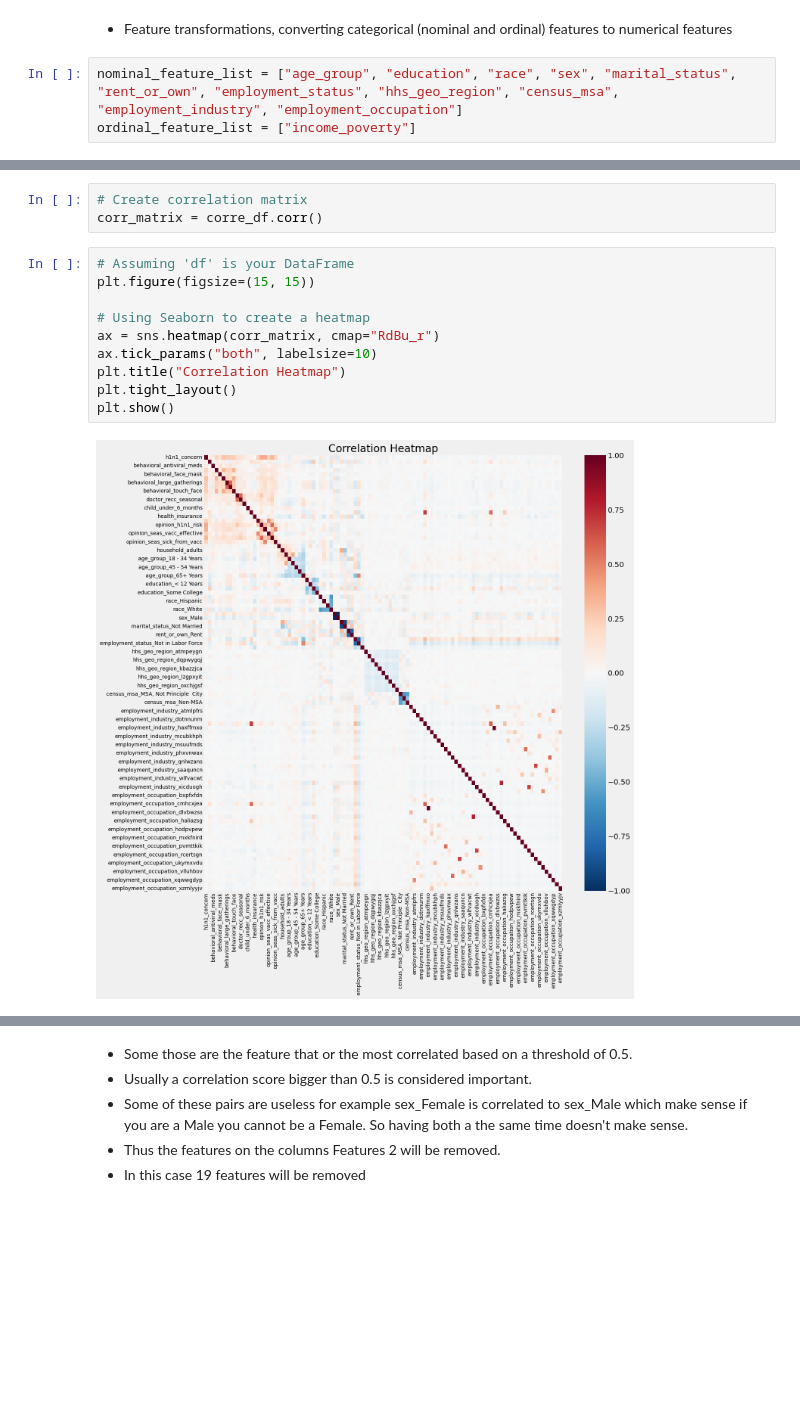
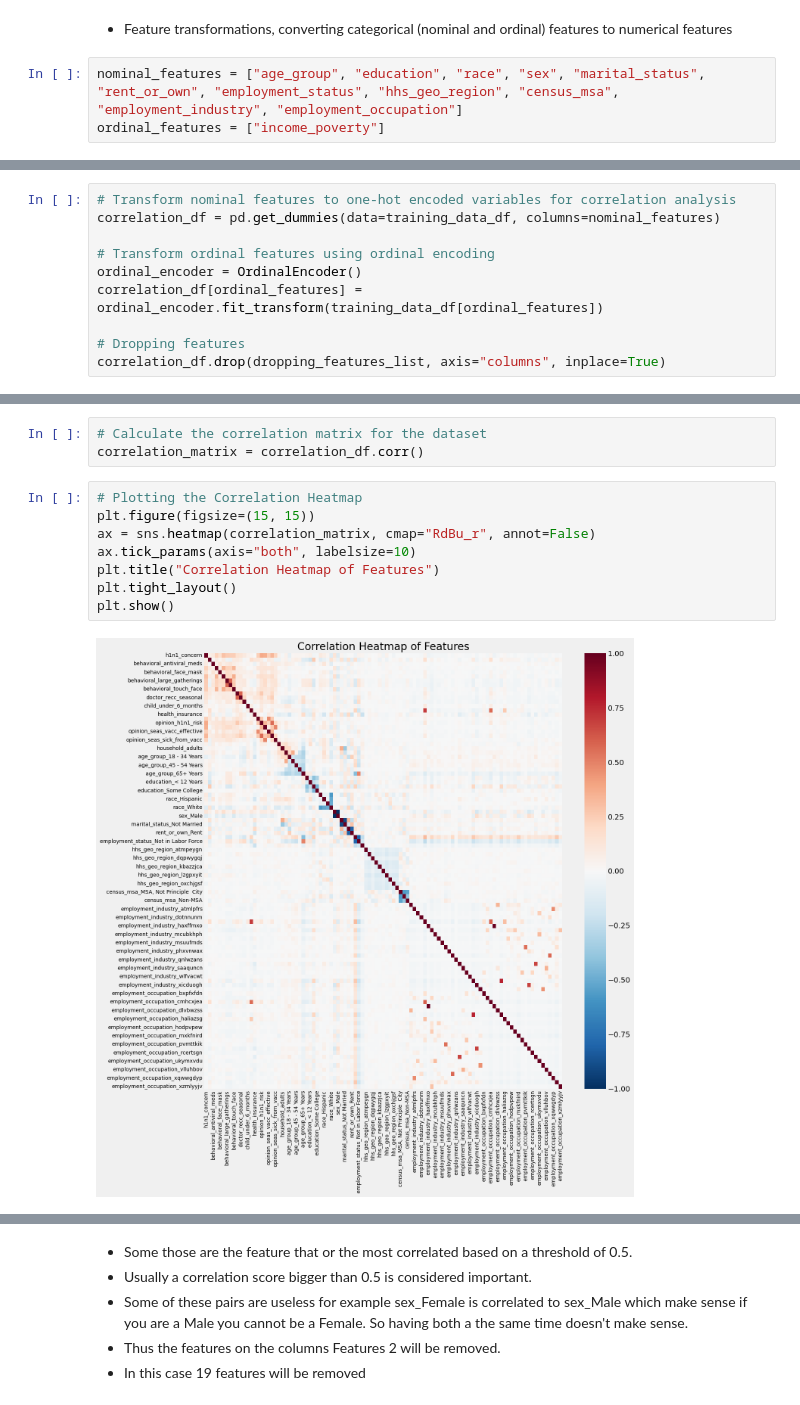
Before and after one commit to koadegno/predict-flu-vaccines, a Jupyter notebook: data_analysis.ipynb, the cells around one changed output, grey strips where cells are left out. Drawn from its saved outputs; the diff is of its cells as text; blank space fills up the shorter version.

```diff
--- a/data_analysis.ipynb
+++ b/data_analysis.ipynb
@@ -200,5 +202,5 @@ dropping_features_list = [
 # %% [markdown]
 - Feature transformations, converting categorical (nominal and ordinal) features to numerical features
 # %%
-nominal_feature_list = ["age_group", "education", "race", "sex", "marital_status", "rent_or_own", "employment_status", "hhs_geo_region", "census_msa", "employment_industry", "employment_occupation"]
-ordinal_feature_list = ["income_poverty"]
+nominal_features = ["age_group", "education", "race", "sex", "marital_status", "rent_or_own", "employment_status", "hhs_geo_region", "census_msa", "employment_industry", "employment_occupation"]
+ordinal_features = ["income_poverty"]
@@ -216 +207,11 @@ corre_df.drop(dropping_features_list, axis="columns", inplace=True)
+# %%
+# Transform nominal features to one-hot encoded variables for correlation analysis
+correlation_df = pd.get_dummies(data=training_data_df, columns=nominal_features)
+
+# Transform ordinal features using ordinal encoding
+ordinal_encoder = OrdinalEncoder()
+correlation_df[ordinal_features] = ordinal_encoder.fit_transform(training_data_df[ordinal_features])
+
+# Dropping features
+correlation_df.drop(dropping_features_list, axis="columns", inplace=True)
 # %%
@@ -224,19 +225,17 @@ corre_df.head(2)
 | 0 | 1.0 | 0.0 | 0.0 | 0.0 | 0.0 | ... |
 | 1 | 3.0 | 2.0 | 0.0 | 1.0 | 0.0 | ... |
 2 rows × 103 columns
-# %%
-# Create correlation matrix
-corr_matrix = corre_df.corr()
+# %%
+# Calculate the correlation matrix for the dataset
+correlation_matrix = correlation_df.corr()
 # %%
-# Assuming 'df' is your DataFrame
+# Plotting the Correlation Heatmap
 plt.figure(figsize=(15, 15))
-
-# Using Seaborn to create a heatmap
-ax = sns.heatmap(corr_matrix, cmap="RdBu_r")
-ax.tick_params("both", labelsize=10)
-plt.title("Correlation Heatmap")
+ax = sns.heatmap(correlation_matrix, cmap="RdBu_r", annot=False)
+ax.tick_params(axis="both", labelsize=10)
+plt.title("Correlation Heatmap of Features")
 plt.tight_layout()
 plt.show()
 # %% [output]
-[figure, old version]
+[figure, new version]
 # %%
```
Also changed, not shown: parts of 83 cells of this notebook.
